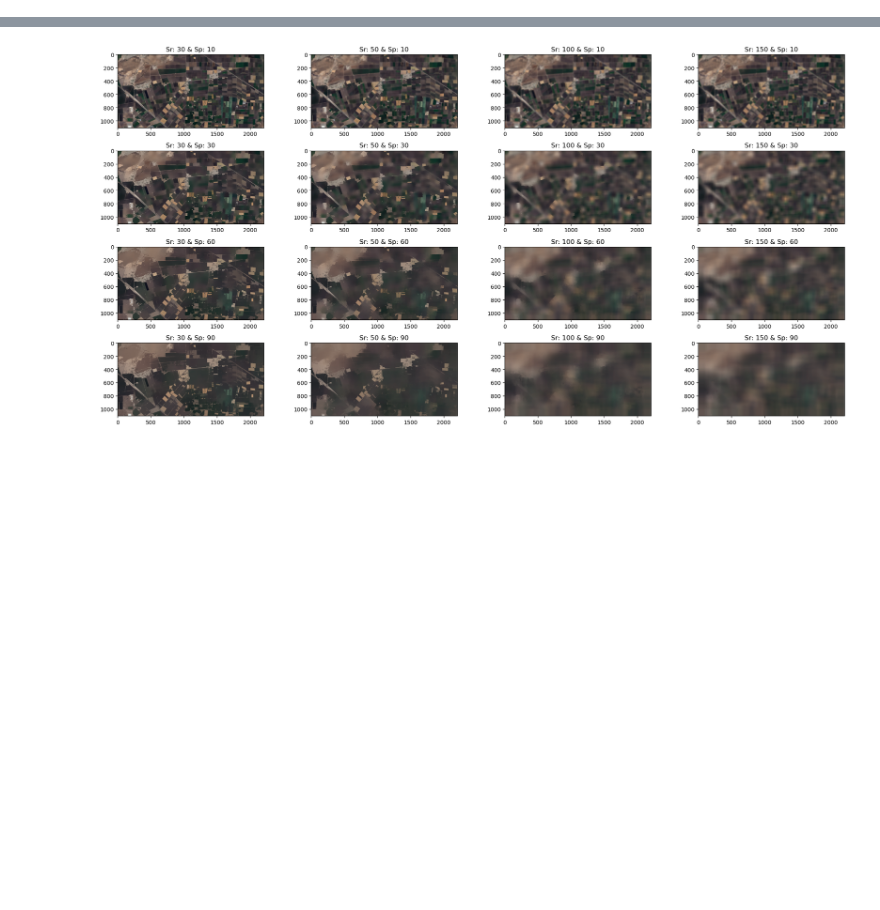
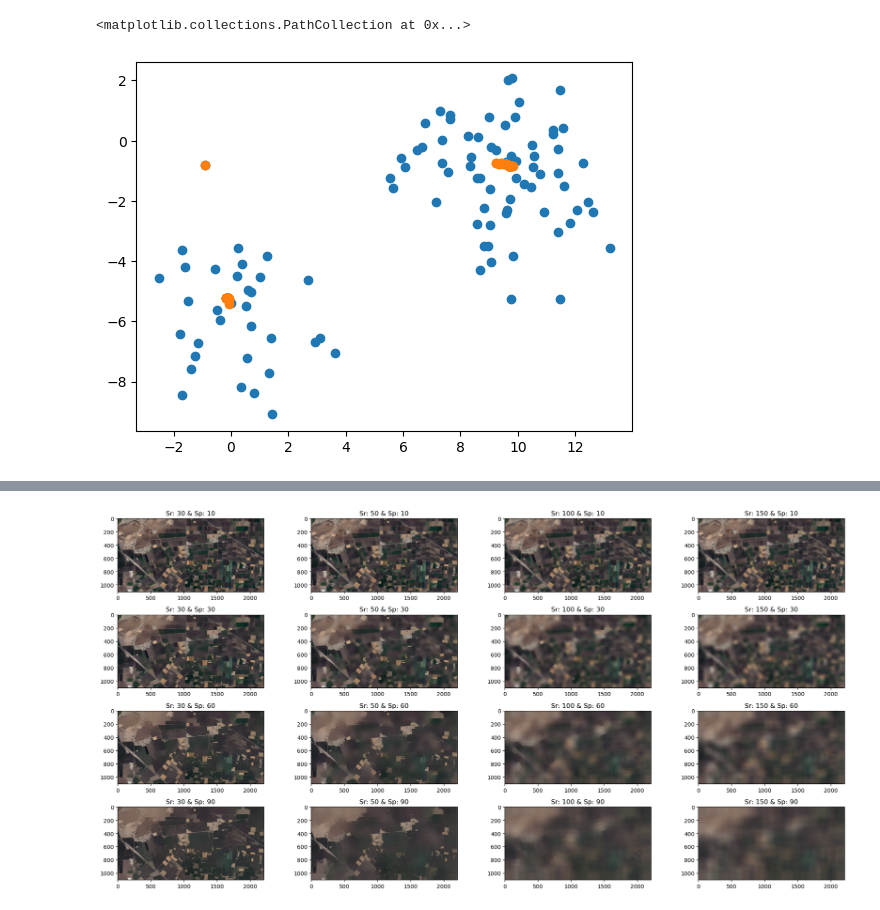
Before and after one commit to jmanuelc87/computer-vision-tec, a Jupyter notebook: homeworks/semana10-mean-shift.ipynb, the cells around one changed output, grey strips where cells are left out. Drawn from its saved outputs; the diff is of its cells as text; code cells hidden in the pictures; blank space fills up the shorter version.

```diff
--- a/homeworks/semana10-mean-shift.ipynb
+++ b/homeworks/semana10-mean-shift.ipynb
@@ -51,0 +61,6 @@ plt.scatter(res[:,0], res[:,1])
+# %%
+plt.scatter(X[:,0], X[:,1])
+plt.scatter(res3[:,0], res3[:,1])
+# %% [output]
+<matplotlib.collections.PathCollection at 0x...>
+[figure, added]
```
Also changed, not shown: parts of 6 cells of this notebook.
